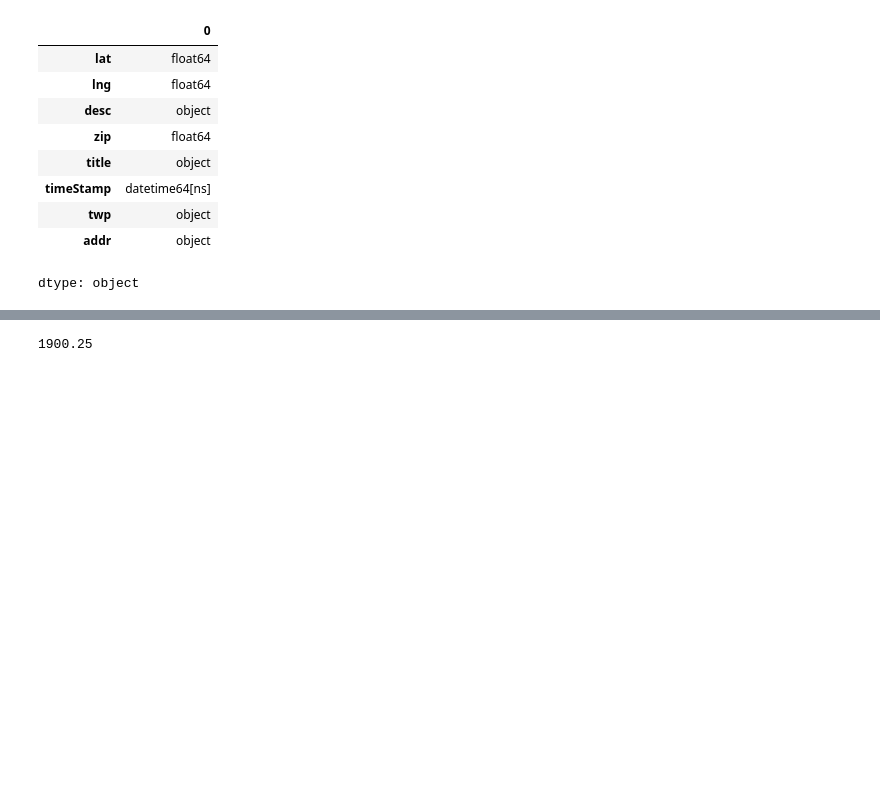
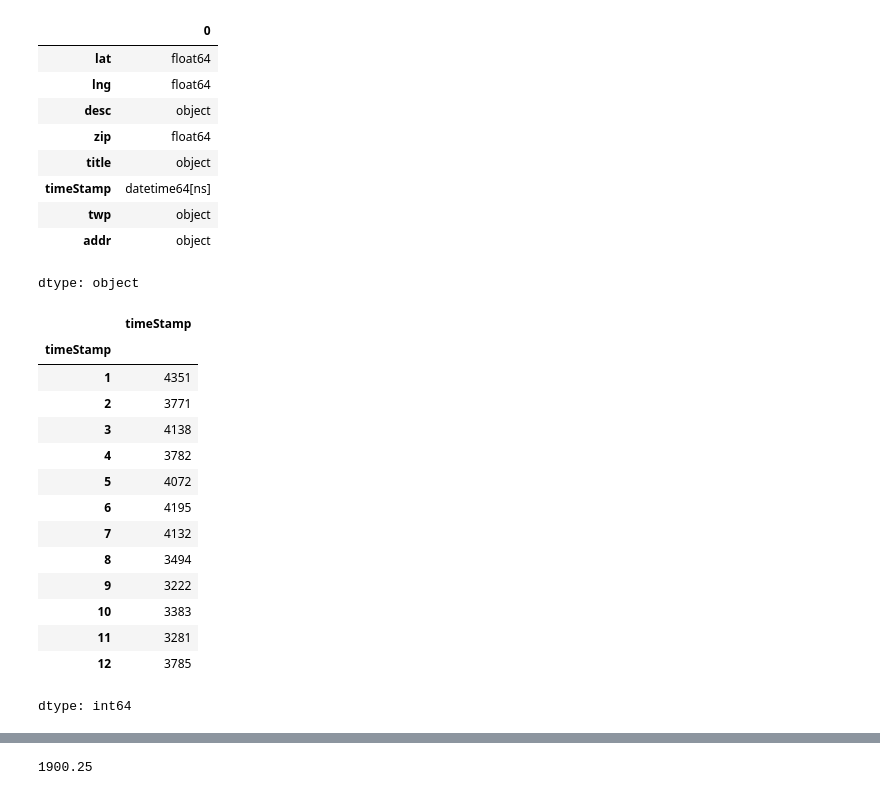
Before and after one commit to 59822/Discrete_distribution, a Jupyter notebook: 911_EDA.ipynb, the cells around one changed output, grey strips where cells are left out. Saved outputs shown, nothing was run; the diff lists cells and outputs as text; code cells hidden in the pictures; blank space fills up the shorter version.

```diff
--- a/911_EDA.ipynb
+++ b/911_EDA.ipynb
@@ -145,3 +147,24 @@ See the caveats in the documentation: https://pandas.pydata.org/pandas-docs/stab
 | twp | object |
 | addr | object |
 dtype: object
+# %%
+#Analizar, la probabilidad que existan más llamadas o algo así en diciembre
+
+month_filter = filtered_df.groupby(filtered_df['timeStamp'].dt.month)['timeStamp'].count()
+month_filter
+# %% [output]
+|  | timeStamp |
+| timeStamp |  |
+| 1 | 4351 |
+| 2 | 3771 |
+| 3 | 4138 |
+| 4 | 3782 |
+| 5 | 4072 |
+| 6 | 4195 |
+| 7 | 4132 |
+| 8 | 3494 |
+| 9 | 3222 |
+| 10 | 3383 |
+| 11 | 3281 |
+| 12 | 3785 |
+dtype: int64
```
Also changed, not shown: parts of 11 cells of this notebook.
